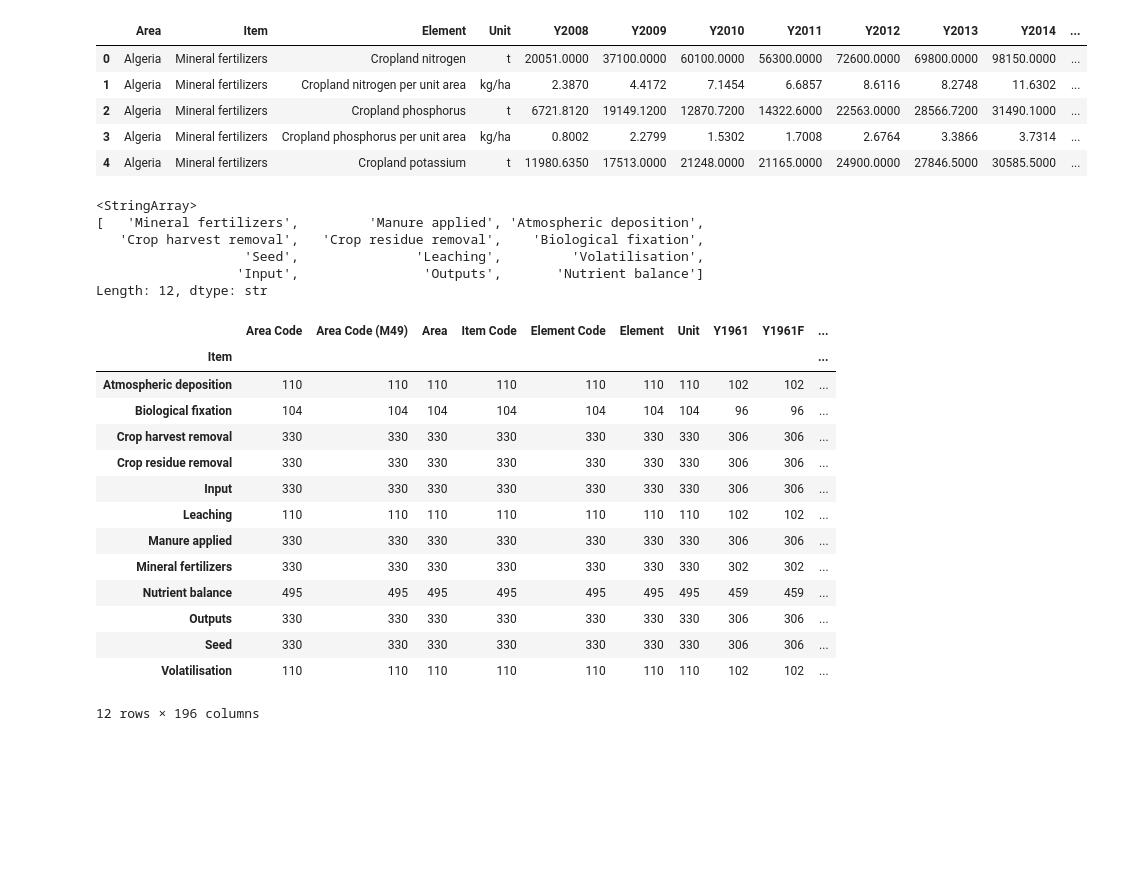
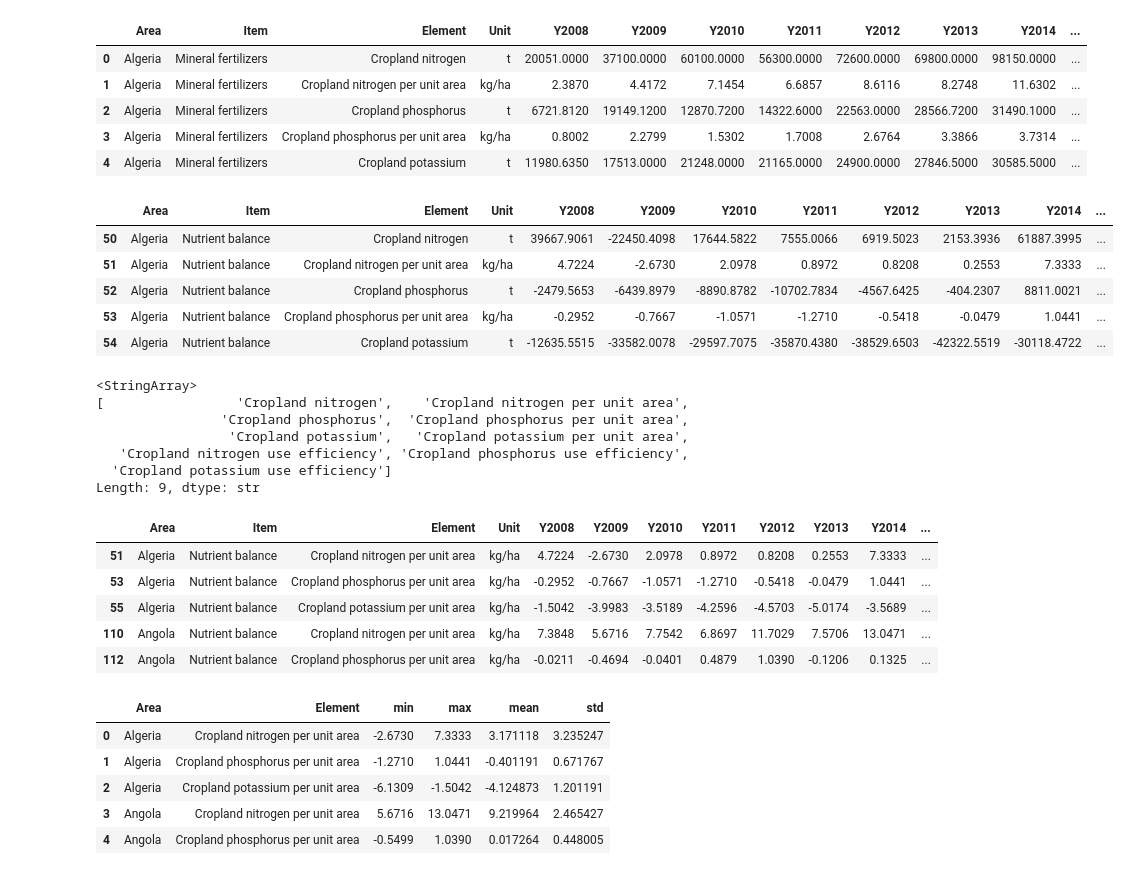
Before and after one commit to lucknera/projekt_interdyscyplinarny, a Jupyter notebook: models/olek-fe.ipynb, the cells around one changed output. Saved outputs shown, nothing was run; the diff lists cells and outputs as text; code cells hidden in the pictures; blank space fills up the shorter version.

Commit message:
finished nutrients features

```diff
--- a/models/olek-fe.ipynb
+++ b/models/olek-fe.ipynb
@@ -91,7 +93,7 @@ nutrients.head()
 5 rows × 197 columns
 # %%
 columns = ["Area", "Item", "Element", "Unit"]
-years = ["Y" + str(year) for year in range(2008, 2018)]
+years = ["Y" + str(year) for year in range(2008, 2019)]
 columns.extend(years)
 nutrients = nutrients[columns]
 nutrients.head()
@@ -102,30 +104,51 @@ nutrients.head()
 | 2 | Algeria | Mineral fertilizers | Cropland phosphorus | t | 6721.8120 | 19149.1200 | 12870.7200 | 14322.6000 | 22563.0000 | 28566.7200 | 31490.1000 | ... |
 | 3 | Algeria | Mineral fertilizers | Cropland phosphorus per unit area | kg/ha | 0.8002 | 2.2799 | 1.5302 | 1.7008 | 2.6764 | 3.3866 | 3.7314 | ... |
 | 4 | Algeria | Mineral fertilizers | Cropland potassium | t | 11980.6350 | 17513.0000 | 21248.0000 | 21165.0000 | 24900.0000 | 27846.5000 | 30585.5000 | ... |
-# %%
-nutrients["Item"].unique()
-# %% [output]
-<StringArray>
-[   'Mineral fertilizers',         'Manure applied', 'Atmospheric deposition',
-   'Crop harvest removal',   'Crop residue removal',    'Biological fixation',
-                   'Seed',               'Leaching',         'Volatilisation',
-                  'Input',                'Outputs',       'Nutrient balance']
-Length: 12, dtype: str
-# %%
-nutrients.groupby("Item").count()
-# %% [output]
-|  | Area Code | Area Code (M49) | Area | Item Code | Element Code | Element | Unit | Y1961 | Y1961F | ... |
-| Item |  |  |  |  |  |  |  |  |  | ... |
-| Atmospheric deposition | 110 | 110 | 110 | 110 | 110 | 110 | 110 | 102 | 102 | ... |
-| Biological fixation | 104 | 104 | 104 | 104 | 104 | 104 | 104 | 96 | 96 | ... |
-| Crop harvest removal | 330 | 330 | 330 | 330 | 330 | 330 | 330 | 306 | 306 | ... |
-| Crop residue removal | 330 | 330 | 330 | 330 | 330 | 330 | 330 | 306 | 306 | ... |
-| Input | 330 | 330 | 330 | 330 | 330 | 330 | 330 | 306 | 306 | ... |
-| Leaching | 110 | 110 | 110 | 110 | 110 | 110 | 110 | 102 | 102 | ... |
-| Manure applied | 330 | 330 | 330 | 330 | 330 | 330 | 330 | 306 | 306 | ... |
-| Mineral fertilizers | 330 | 330 | 330 | 330 | 330 | 330 | 330 | 302 | 302 | ... |
-| Nutrient balance | 495 | 495 | 495 | 495 | 495 | 495 | 495 | 459 | 459 | ... |
-| Outputs | 330 | 330 | 330 | 330 | 330 | 330 | 330 | 306 | 306 | ... |
-| Seed | 330 | 330 | 330 | 330 | 330 | 330 | 330 | 306 | 306 | ... |
-| Volatilisation | 110 | 110 | 110 | 110 | 110 | 110 | 110 | 102 | 102 | ... |
-12 rows × 196 columns
+# %%
+nutrients = nutrients[nutrients["Item"] == "Nutrient balance"]
+nutrients.head()
+# %% [output]
+|  | Area | Item | Element | Unit | Y2008 | Y2009 | Y2010 | Y2011 | Y2012 | Y2013 | Y2014 | ... |
+| 50 | Algeria | Nutrient balance | Cropland nitrogen | t | 39667.9061 | -22450.4098 | 17644.5822 | 7555.0066 | 6919.5023 | 2153.3936 | 61887.3995 | ... |
+| 51 | Algeria | Nutrient balance | Cropland nitrogen per unit area | kg/ha | 4.7224 | -2.6730 | 2.0978 | 0.8972 | 0.8208 | 0.2553 | 7.3333 | ... |
+| 52 | Algeria | Nutrient balance | Cropland phosphorus | t | -2479.5653 | -6439.8979 | -8890.8782 | -10702.7834 | -4567.6425 | -404.2307 | 8811.0021 | ... |
+| 53 | Algeria | Nutrient balance | Cropland phosphorus per unit area | kg/ha | -0.2952 | -0.7667 | -1.0571 | -1.2710 | -0.5418 | -0.0479 | 1.0441 | ... |
+| 54 | Algeria | Nutrient balance | Cropland potassium | t | -12635.5515 | -33582.0078 | -29597.7075 | -35870.4380 | -38529.6503 | -42322.5519 | -30118.4722 | ... |
+# %%
+nutrients["Element"].unique()
+# %% [output]
+<StringArray>
+[                 'Cropland nitrogen',    'Cropland nitrogen per unit area',
+                'Cropland phosphorus',  'Cropland phosphorus per unit area',
+                 'Cropland potassium',   'Cropland potassium per unit area',
+   'Cropland nitrogen use efficiency', 'Cropland phosphorus use efficiency',
+  'Cropland potassium use efficiency']
+Length: 9, dtype: str
+# %%
+nutrients = nutrients[nutrients["Element"].isin(["Cropland nitrogen per unit area", "Cropland phosphorus per unit area", "Cropland potassium per unit area"])]
+nutrients["Y_AVG"] = nutrients[years].mean(axis=1)
+nutrients.head()
+# %% [output]
+|  | Area | Item | Element | Unit | Y2008 | Y2009 | Y2010 | Y2011 | Y2012 | Y2013 | Y2014 | ... |
+| 51 | Algeria | Nutrient balance | Cropland nitrogen per unit area | kg/ha | 4.7224 | -2.6730 | 2.0978 | 0.8972 | 0.8208 | 0.2553 | 7.3333 | ... |
+| 53 | Algeria | Nutrient balance | Cropland phosphorus per unit area | kg/ha | -0.2952 | -0.7667 | -1.0571 | -1.2710 | -0.5418 | -0.0479 | 1.0441 | ... |
+| 55 | Algeria | Nutrient balance | Cropland potassium per unit area | kg/ha | -1.5042 | -3.9983 | -3.5189 | -4.2596 | -4.5703 | -5.0174 | -3.5689 | ... |
+| 110 | Angola | Nutrient balance | Cropland nitrogen per unit area | kg/ha | 7.3848 | 5.6716 | 7.7542 | 6.8697 | 11.7029 | 7.5706 | 13.0471 | ... |
+| 112 | Angola | Nutrient balance | Cropland phosphorus per unit area | kg/ha | -0.0211 | -0.4694 | -0.0401 | 0.4879 | 1.0390 | -0.1206 | 0.1325 | ... |
+# %%
+melt = nutrients.melt(
+    id_vars=['Area', 'Element'],
+    value_vars = years,
+    var_name = 'Year',
+    value_name = 'Value'
+)
+
+summary = melt.groupby(['Area', 'Element'])['Value'].agg(['min', 'max', 'mean', 'std']).reset_index()
+summary.head()
+# %% [output]
+|  | Area | Element | min | max | mean | std |
+| 0 | Algeria | Cropland nitrogen per unit area | -2.6730 | 7.3333 | 3.171118 | 3.235247 |
+| 1 | Algeria | Cropland phosphorus per unit area | -1.2710 | 1.0441 | -0.401191 | 0.671767 |
+| 2 | Algeria | Cropland potassium per unit area | -6.1309 | -1.5042 | -4.124873 | 1.201191 |
+| 3 | Angola | Cropland nitrogen per unit area | 5.6716 | 13.0471 | 9.219964 | 2.465427 |
+| 4 | Angola | Cropland phosphorus per unit area | -0.5499 | 1.0390 | 0.017264 | 0.448005 |
```
Also changed, not shown: parts of 4 cells of this notebook.
